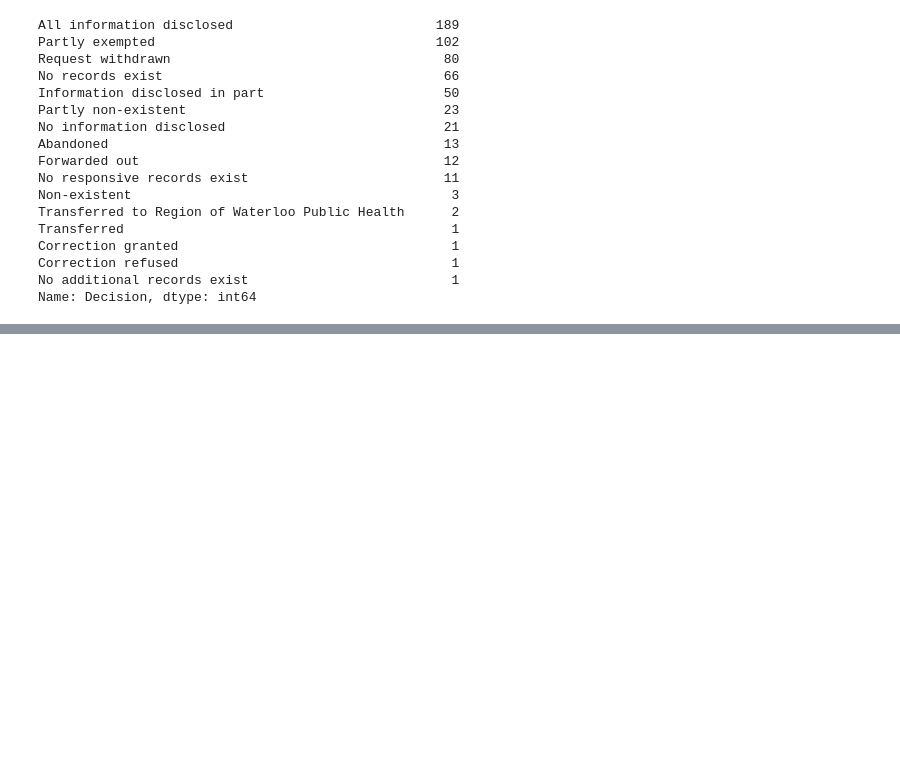
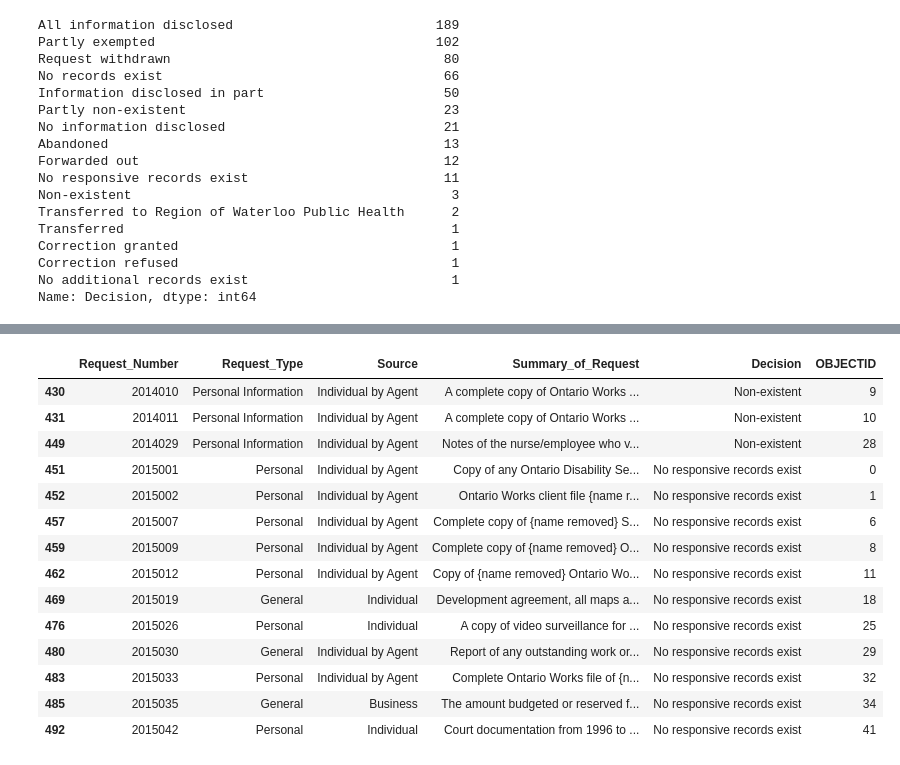
Before and after one commit to brodriguezmilla/foir, a Jupyter notebook: foir.ipynb, the cells around one changed output, grey strips where cells are left out. Drawn from its saved outputs; the diff is of its cells as text; code cells hidden in the pictures; blank space fills up the shorter version.

```diff
--- a/foir.ipynb
+++ b/foir.ipynb
@@ -300,0 +338,18 @@ Name: Decision, dtype: int64
+# %%
+adf[(adf['Decision'] == 'No responsive records exist') | (adf['Decision'] =='Non-existent')]
+# %% [output]
+|  | Request_Number | Request_Type | Source | Summary_of_Request | Decision | OBJECTID |
+| 430 | 2014010 | Personal Information | Individual by Agent | A complete copy of Ontario Works ... | Non-existent | 9 |
+| 431 | 2014011 | Personal Information | Individual by Agent | A complete copy of Ontario Works ... | Non-existent | 10 |
+| 449 | 2014029 | Personal Information | Individual by Agent | Notes of the nurse/employee who v... | Non-existent | 28 |
+| 451 | 2015001 | Personal | Individual by Agent | Copy of any Ontario Disability Se... | No responsive records exist | 0 |
+| 452 | 2015002 | Personal | Individual by Agent | Ontario Works client file {name r... | No responsive records exist | 1 |
+| 457 | 2015007 | Personal | Individual by Agent | Complete copy of {name removed} S... | No responsive records exist | 6 |
+| 459 | 2015009 | Personal | Individual by Agent | Complete copy of {name removed} O... | No responsive records exist | 8 |
+| 462 | 2015012 | Personal | Individual by Agent | Copy of {name removed} Ontario Wo... | No responsive records exist | 11 |
+| 469 | 2015019 | General | Individual | Development agreement, all maps a... | No responsive records exist | 18 |
+| 476 | 2015026 | Personal | Individual | A copy of video surveillance for ... | No responsive records exist | 25 |
+| 480 | 2015030 | General | Individual by Agent | Report of any outstanding work or... | No responsive records exist | 29 |
+| 483 | 2015033 | Personal | Individual by Agent | Complete Ontario Works file of {n... | No responsive records exist | 32 |
+| 485 | 2015035 | General | Business | The amount budgeted or reserved f... | No responsive records exist | 34 |
+| 492 | 2015042 | Personal | Individual | Court documentation from 1996 to ... | No responsive records exist | 41 |
```
Also changed, not shown: parts of 4 cells of this notebook.
